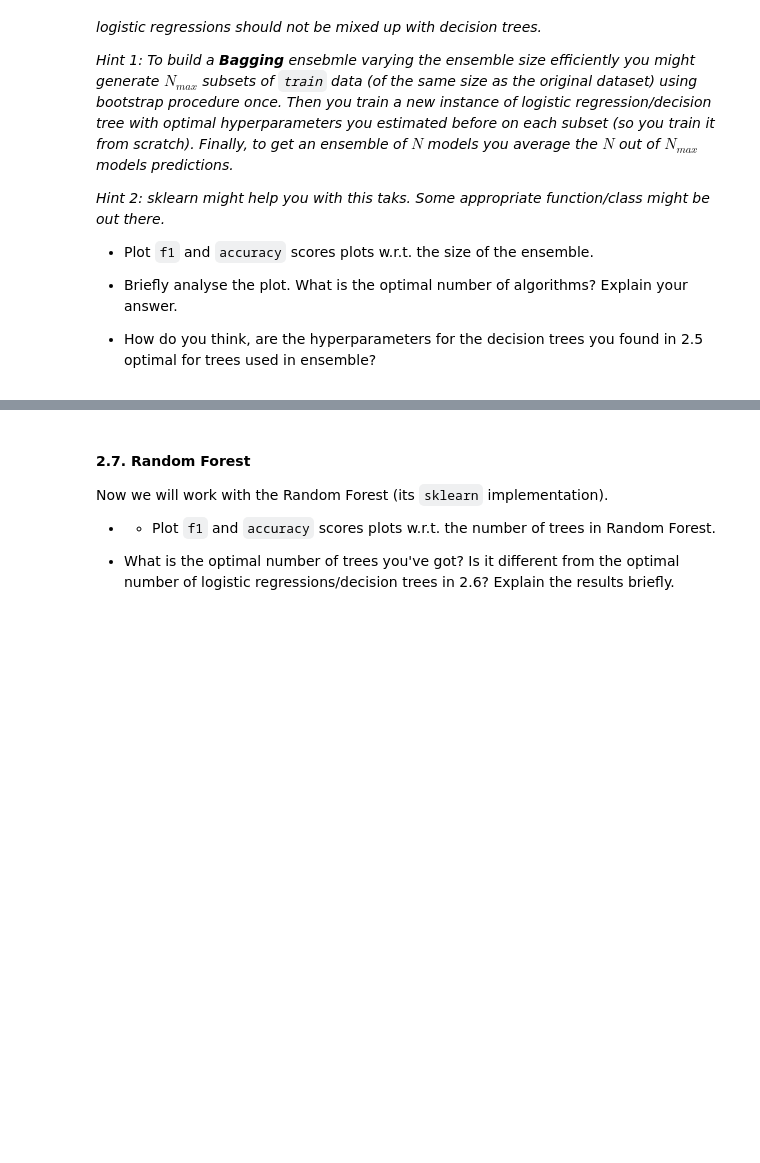
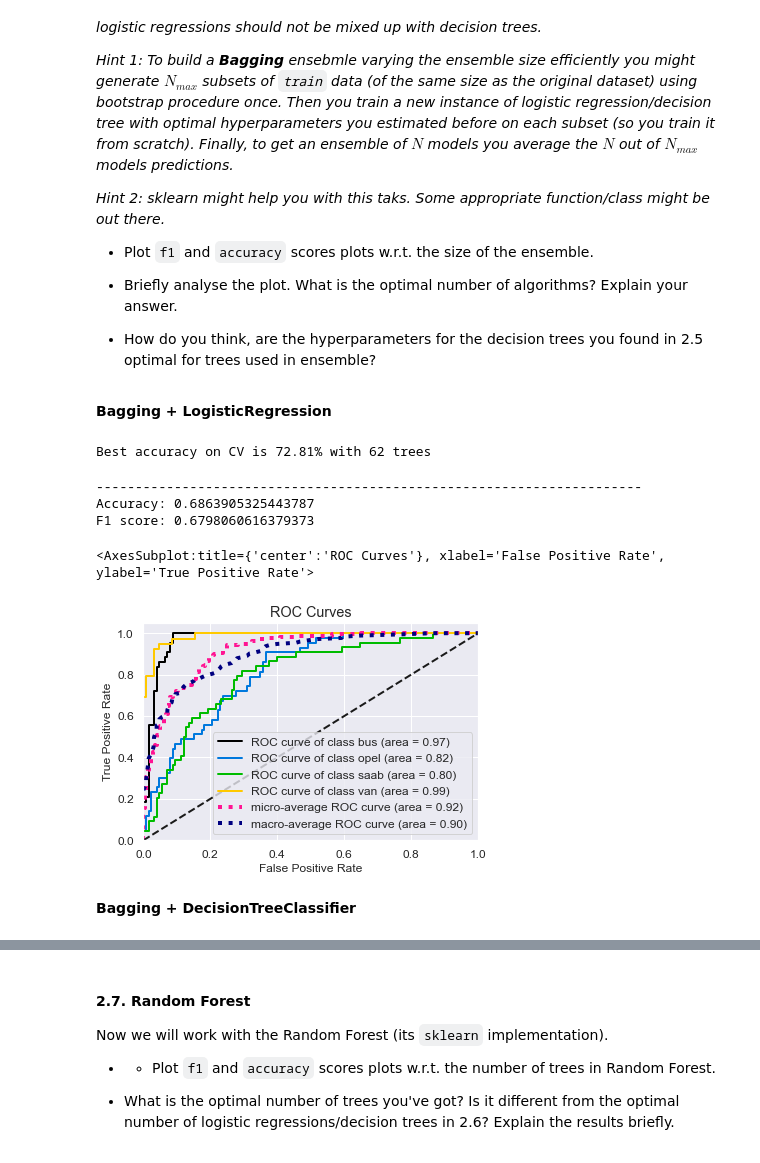
Before and after one commit to hakob-petro/ml-mipt, a Jupyter notebook: homeworks_basic/Lab1_ML_pipeline_and_SVM/Lab1_part2_ml_pipeline.ipynb, the cells around one changed output, grey strips where cells are left out. Cells and saved outputs as stored; diff of their text form; code cells hidden in the pictures; blank space fills up the shorter version.

```diff
--- a/homeworks_basic/Lab1_ML_pipeline_and_SVM/Lab1_part2_ml_pipeline.ipynb
+++ b/homeworks_basic/Lab1_ML_pipeline_and_SVM/Lab1_part2_ml_pipeline.ipynb
@@ -374,0 +372,66 @@ We will build two ensembles: of logistic regressions and of decision trees.
+# %% [markdown]
+
+**Bagging + LogisticRegression**
+# %%
+# YOUR CODE HERE
+from sklearn.ensemble import BaggingClassifier
+from sklearn.model_selection import StratifiedKFold
+
+trees_grid = np.arange(2, 100, 5)
+
+# Инициализируем валидацию
+skf = StratifiedKFold(n_splits=5, shuffle=True, random_state=42)
+
+# Создаем списки для сохранения точности на тренировочном и тестовом датасете
+train_acc = []
+test_acc = []
+temp_train_acc = []
+temp_test_acc = []
+
+# Обучаем на тренировочном датасете
+for ntrees in trees_grid:
+    lr = LogisticRegression(penalty="elasticnet", multi_class='multinomial',
+                        solver='saga', tol=1e-3, max_iter=500, n_jobs=-1,
+                        C=100, l1_ratio=0.0)
+    bag = BaggingClassifier(lr, n_estimators=ntrees, random_state=42, n_jobs=-1, oob_score=True)
+    temp_train_acc = []
+    temp_test_acc = []
+    for train_index, test_index in skf.split(data, target):
+        X_train, X_test = data[train_index, :], data[test_index, :]
+        y_train, y_test = target[train_index], target[test_index]
+        bag.fit(X_train, y_train)
+        temp_train_acc.append(bag.score(X_train, y_train))
+        temp_test_acc.append(bag.score(X_test, y_test))
+    train_acc.append(temp_train_acc)
+    test_acc.append(temp_test_acc)
+
+train_acc, test_acc = np.asarray(train_acc), np.asarray(test_acc)
+print("Best accuracy on CV is {:.2f}% with {} trees".format(max(test_acc.mean(axis=1))*100,
+                                                        trees_grid[np.argmax(test_acc.mean(axis=1))]))
+# %% [output]
+Best accuracy on CV is 72.81% with 62 trees
+# %%
+lr = LogisticRegression(penalty="elasticnet", multi_class='multinomial',
+                        solver='saga', tol=1e-3, max_iter=500, n_jobs=-1,
+                        C=100, l1_ratio=0.0)
+bag = BaggingClassifier(lr, n_estimators=62, random_state=42, n_jobs=-1, oob_score=True)
+bag.fit(X_train, y_train)
+
+y_preds = bag.predict(X_test)
+y_probas = bag.predict_proba(X_test)
+# score = lr.score(X_test, y_test)
+# print(f"Accuracy: {score}")
+
+f1 = f1_score(y_test, y_preds, average="macro")
+acc = accuracy_score(y_test, y_preds)
+print("-"*70, f"Accuracy: {acc}", f"F1 score: {f1}", sep='\n')
+
+plot_roc(y_test, y_probas)
+# %% [output]
+----------------------------------------------------------------------
+Accuracy: 0.6863905325443787
+F1 score: 0.6798060616379373
+<AxesSubplot:title={'center':'ROC Curves'}, xlabel='False Positive Rate', ylabel='True Positive Rate'>
+[figure, added]
+# %% [markdown]
+**Bagging + DecisionTreeClassifier**
```
Also changed, not shown: parts of 7 cells of this notebook.
